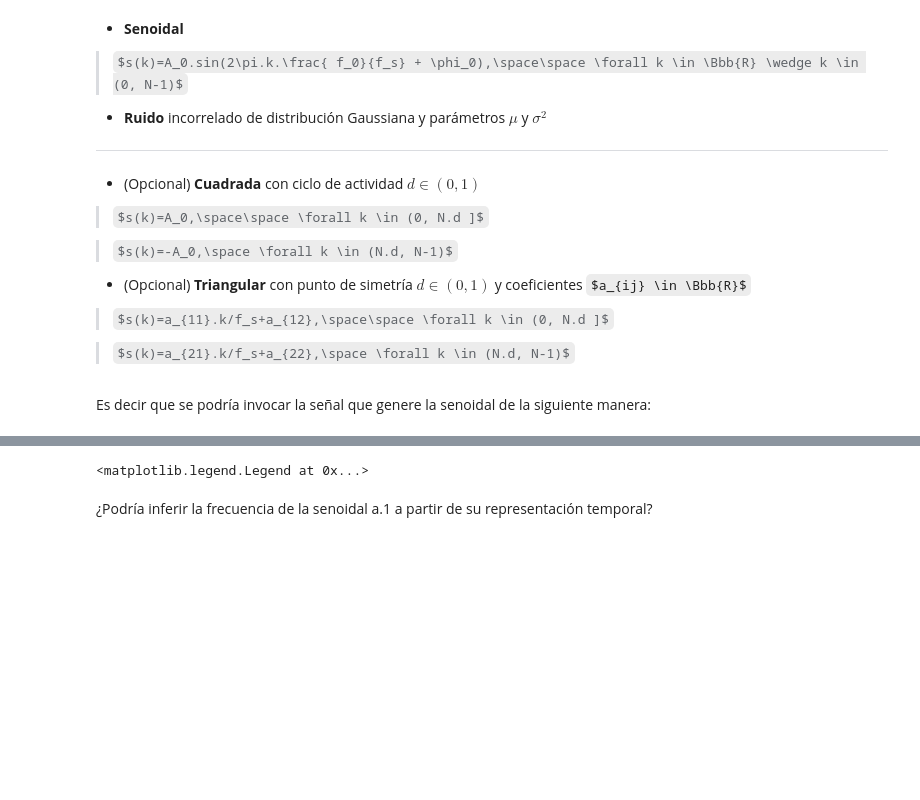
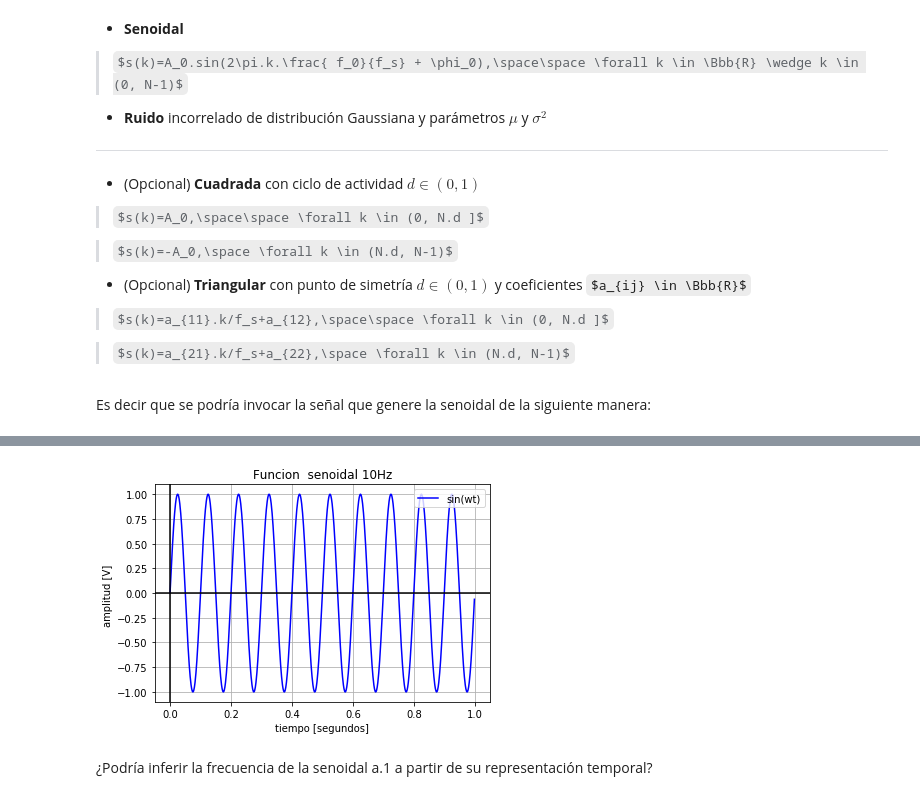
Before and after one commit to NicolasFerragamo/pdstestbench, a Jupyter notebook: TP1 - Muestreo de señales - Forurier.ipynb, the cells around one changed output, grey strips where cells are left out. Saved outputs shown, nothing was run; the diff lists cells and outputs as text; code cells hidden in the pictures; some formulas as TeX source; blank space fills up the shorter version.

Commit message:
Prueba de visualización

```diff
--- a/TP1 - Muestreo de señales - Forurier.ipynb
+++ b/TP1 - Muestreo de señales - Forurier.ipynb
@@ -150,7 +150,7 @@ plt.ylabel('amplitud [V] ')
 plt.axhline(0, color="black")
 plt.axvline(0, color="black")
 plt.grid()
-plt.title('Funcion senoidal')
+plt.title('Funcion  senoidal 10Hz')
+plt.legend(loc=1)
 plt.show()
-plt.legend(loc=1)
 # %% [output]
@@ -159,4 +157,4 @@ plt.legend(loc=1)
-<matplotlib.legend.Legend at 0x...>
+[figure, added]
 # %% [markdown]
 ¿Podría inferir la frecuencia de la senoidal a.1 a partir de su representación temporal?
 # %% [markdown]
```
Also changed, not shown: parts of 8 cells of this notebook.
